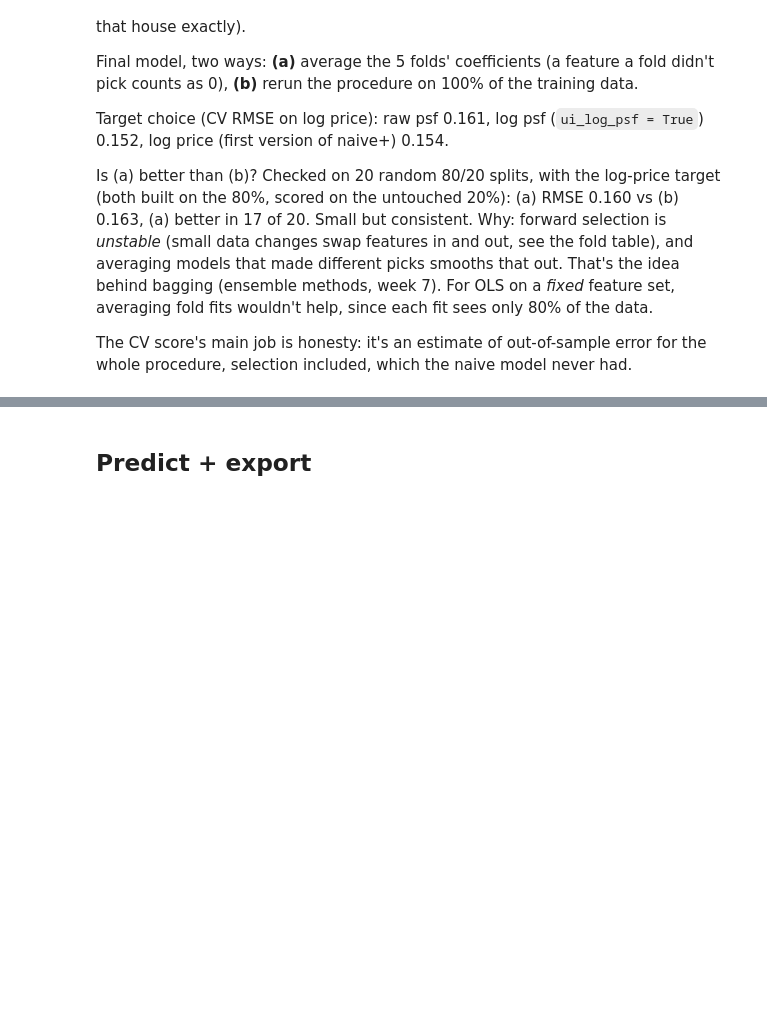
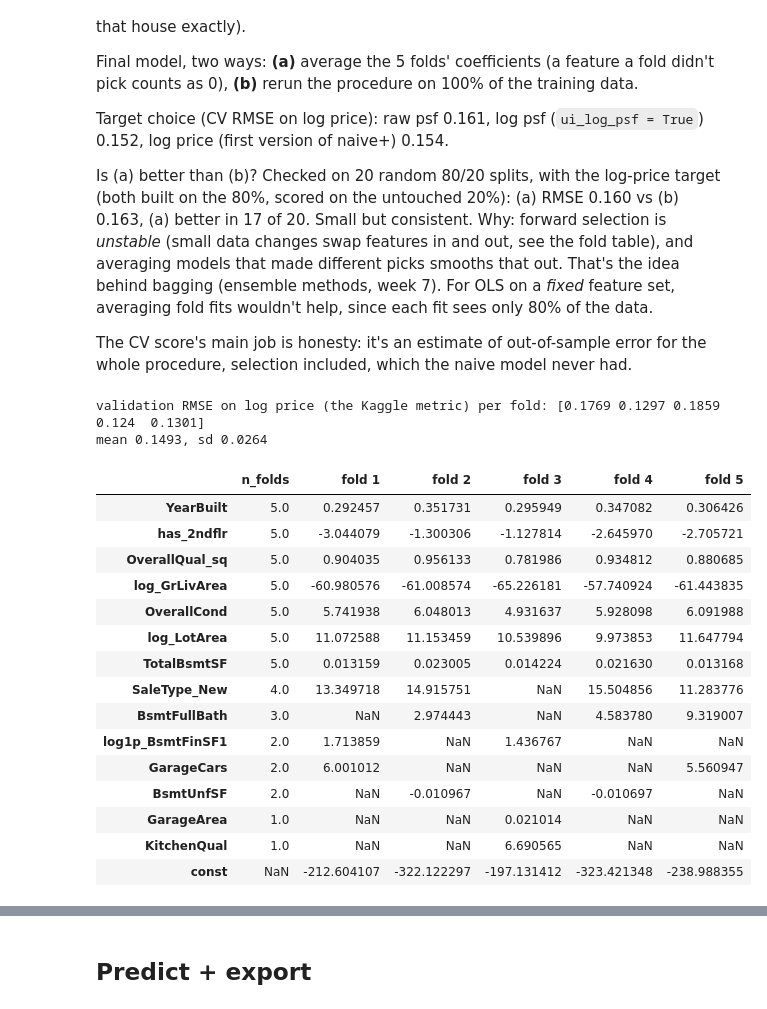
Before and after one commit to jxwhat/22DM012-assn01-apartmentprices, a Jupyter notebook: workings/playground.ipynb, the cells around one changed output, grey strips where cells are left out. Cells and saved outputs as stored; diff of their text form; code cells hidden in the pictures; blank space fills up the shorter version.

```diff
--- a/workings/playground.ipynb
+++ b/workings/playground.ipynb
@@ -829,8 +923,10 @@ ui_n_folds = 5
 
 ui_log_psf = False  # False: target = price per sq ft; True: target = log(price per sq ft)
 
-sl_psf_train = df_train['SalePrice'] / df_train['GrLivArea']
-sl_y_train = np.log(sl_psf_train) if ui_log_psf else sl_psf_train
+def target_plus(sl_price, df_X):
+    """naive+'s target from sale prices: price per sq ft, or its log if ui_log_psf."""
+    sl_psf = sl_price / df_X['GrLivArea']
+    return np.log(sl_psf) if ui_log_psf else sl_psf
 
 def to_price(y_hat, df_X):
     """Model output (psf or log psf) -> sale price, using each house's GrLivArea."""
@@ -856,36 +952,56 @@ def forward_select(df_X, sl_y, n_features=ui_n_features, max_vif=ui_max_vif, min
         e_y = residualise_all(y[:, None], Z)[:, 0]
         M_res = residualise_all(M, Z)
         var_res = M_res.var(axis=0)
         with np.errstate(divide='ignore', invalid='ignore'):
             vif = M.var(axis=0) / var_res
             pcorr = (M_res * e_y[:, None]).mean(axis=0) / np.sqrt(var_res * e_y.var())
         pcorr[(vif > max_vif) | ~np.isfinite(pcorr) | np.isin(l_cand, l_chosen)] = 0
         l_chosen.append(l_cand[int(np.argmax(np.abs(pcorr)))])
     return l_chosen
 
-## 5-fold CV: each fold runs the WHOLE procedure (preprocess -> forward selection -> OLS) on its 80%, scores on its 20%
+## 5-fold CV: each fold runs the WHOLE procedure (drop outliers -> preprocess -> forward selection -> OLS) on its 80%, scores on all of its 20%
 kfold = KFold(n_splits=ui_n_folds, shuffle=True, random_state=0)
 l_fold_rmse, l_fold_coefs = [], []
 with warnings.catch_warnings():
     warnings.filterwarnings('ignore', message='Found unknown categories')  # rare levels missing from a fold's 80%: encoded as baseline
     for k, (idx_tr, idx_va) in enumerate(kfold.split(df_X_train)):
+        df_X_tr, sl_price_tr = drop_outliers(df_X_train.iloc[idx_tr], df_train['SalePrice'].iloc[idx_tr])  # from the fold's 80% only
         pre = clone(preprocess)
-        df_tr = pre.fit_transform(df_X_train.iloc[idx_tr])
+        df_tr = pre.fit_transform(df_X_tr)
         df_va = pre.transform(df_X_train.iloc[idx_va])
-        y_tr = sl_y_train.iloc[idx_tr]
+        y_tr = target_plus(sl_price_tr, df_X_tr)
         l_sel = forward_select(df_tr, y_tr)
         res = sm.OLS(y_tr, sm.add_constant(df_tr[l_sel])).fit()
         y_hat = res.predict(sm.add_constant(df_va[l_sel], has_constant='add'))
         l_fold_rmse.append(rmse_log_price(to_price(y_hat, df_X_train.iloc[idx_va]), df_train['SalePrice'].iloc[idx_va]))  # scored like Kaggle
         l_fold_coefs.append(res.params.rename(f'fold {k + 1}'))
 
 print('validation RMSE on log price (the Kaggle metric) per fold:', np.round(l_fold_rmse, 4))
 print(f'mean {np.mean(l_fold_rmse):.4f}, sd {np.std(l_fold_rmse):.4f}')
 
 ## which features each fold picked (coefficient where picked, blank where not)
 df_fold_coefs = pd.concat(l_fold_coefs, axis=1)
 df_fold_coefs.insert(0, 'n_folds', df_fold_coefs.drop(index='const').notna().sum(axis=1))
 df_fold_coefs.sort_values('n_folds', ascending=False)
+# %% [output]
+validation RMSE on log price (the Kaggle metric) per fold: [0.1769 0.1297 0.1859 0.124  0.1301]
+mean 0.1493, sd 0.0264
+|  | n_folds | fold 1 | fold 2 | fold 3 | fold 4 | fold 5 |
+| YearBuilt | 5.0 | 0.292457 | 0.351731 | 0.295949 | 0.347082 | 0.306426 |
+| has_2ndflr | 5.0 | -3.044079 | -1.300306 | -1.127814 | -2.645970 | -2.705721 |
+| OverallQual_sq | 5.0 | 0.904035 | 0.956133 | 0.781986 | 0.934812 | 0.880685 |
+| log_GrLivArea | 5.0 | -60.980576 | -61.008574 | -65.226181 | -57.740924 | -61.443835 |
+| OverallCond | 5.0 | 5.741938 | 6.048013 | 4.931637 | 5.928098 | 6.091988 |
+| log_LotArea | 5.0 | 11.072588 | 11.153459 | 10.539896 | 9.973853 | 11.647794 |
+| TotalBsmtSF | 5.0 | 0.013159 | 0.023005 | 0.014224 | 0.021630 | 0.013168 |
+| SaleType_New | 4.0 | 13.349718 | 14.915751 | NaN | 15.504856 | 11.283776 |
+| BsmtFullBath | 3.0 | NaN | 2.974443 | NaN | 4.583780 | 9.319007 |
+| log1p_BsmtFinSF1 | 2.0 | 1.713859 | NaN | 1.436767 | NaN | NaN |
+| GarageCars | 2.0 | 6.001012 | NaN | NaN | NaN | 5.560947 |
+| BsmtUnfSF | 2.0 | NaN | -0.010967 | NaN | -0.010697 | NaN |
+| GarageArea | 1.0 | NaN | NaN | 0.021014 | NaN | NaN |
+| KitchenQual | 1.0 | NaN | NaN | 6.690565 | NaN | NaN |
+| const | NaN | -212.604107 | -322.122297 | -197.131412 | -323.421348 | -238.988355 |
 # %%
 # naive+ final model, two ways: (a) average the 5 folds' coefficients; (b) refit the whole procedure on 100% of the training data
 ## (a) averaged weights: a feature a fold didn't pick counts as 0 in that fold
```
Also changed, not shown: parts of 28 cells of this notebook, 8 other files.
